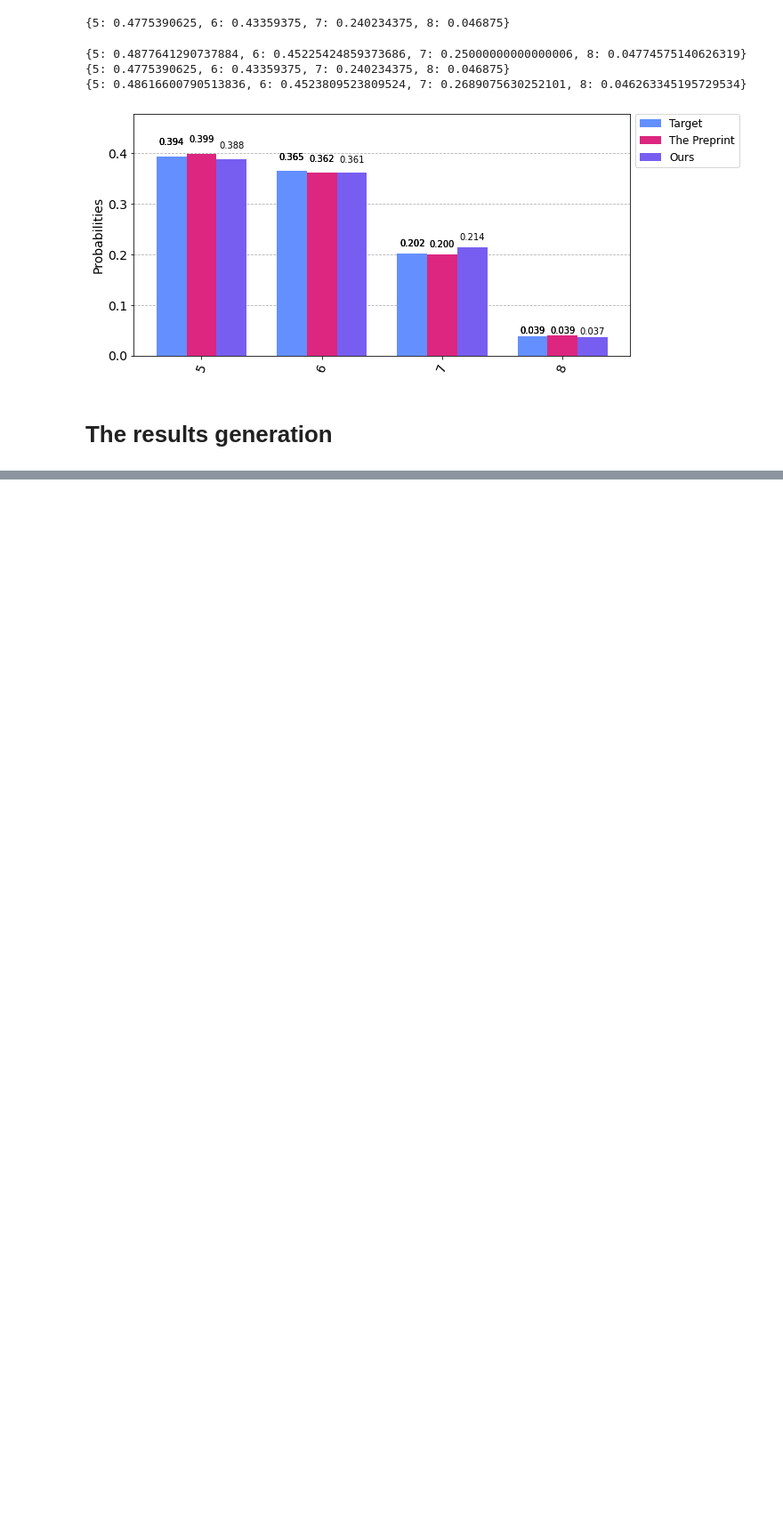
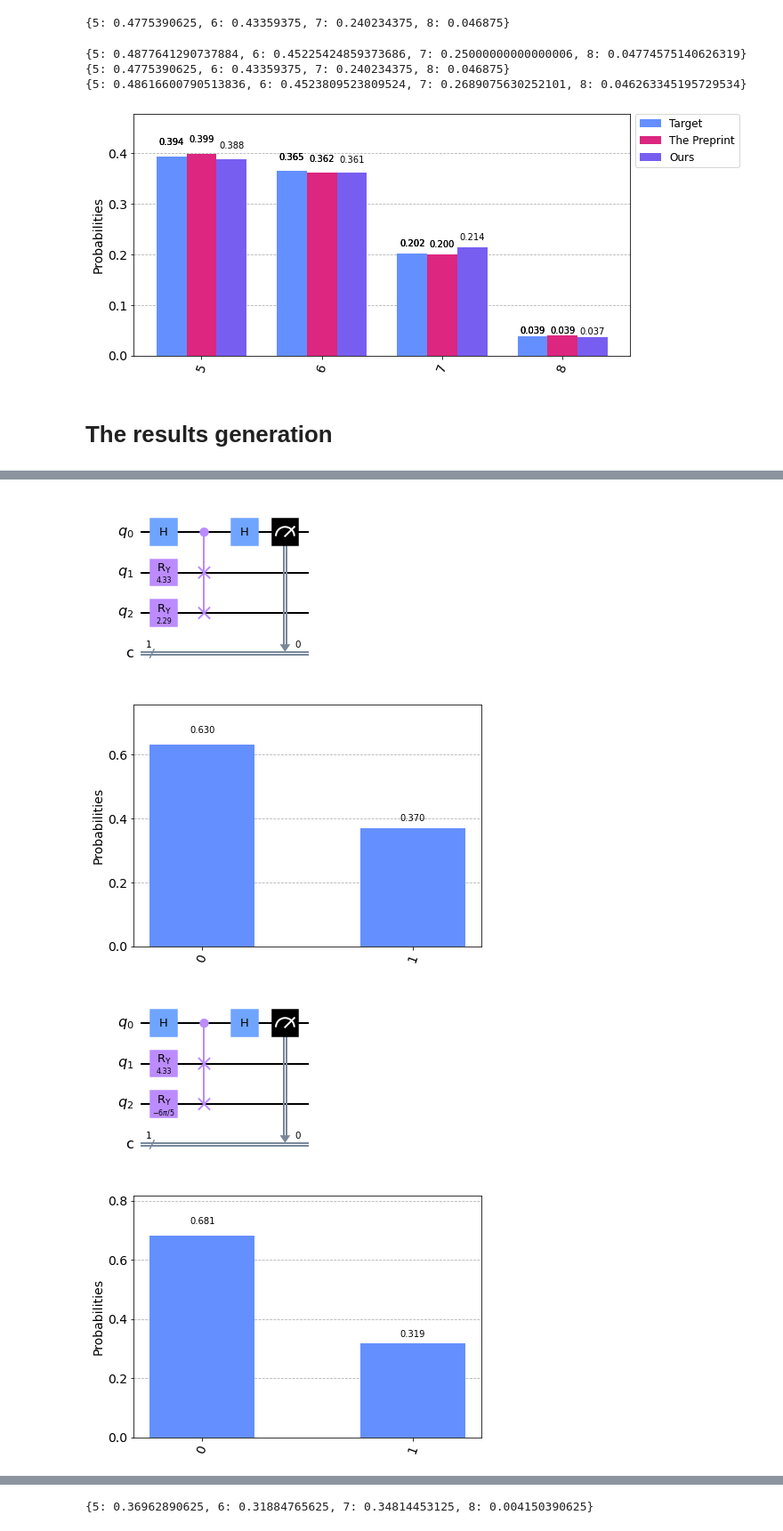
Before and after one commit to Inverseit/quantum, a Jupyter notebook: SWAP experiments.ipynb, the cells around one changed output, grey strips where cells are left out. Shown: that part at 89% size. Cells and saved outputs as stored; diff of their text form; code cells hidden in the pictures; blank space fills up the shorter version.

```diff
--- a/SWAP experiments.ipynb
+++ b/SWAP experiments.ipynb
@@ -932,0 +958,7 @@ Abs error for our algorithm: 0.005198070397459153
+# %%
+display(get_preprint_dictionary(gatePHI, gates, shots=4096, verbose = True))
+# %% [output]
+[figure, added]
+[figure, added]
+[figure, added]
+[figure, added]
@@ -932,0 +969 @@ Abs error for our algorithm: 0.005198070397459153
+{5: 0.36962890625, 6: 0.31884765625, 7: 0.34814453125, 8: 0.004150390625}
```
Also changed, not shown: parts of 10 cells of this notebook, 14 other files.
